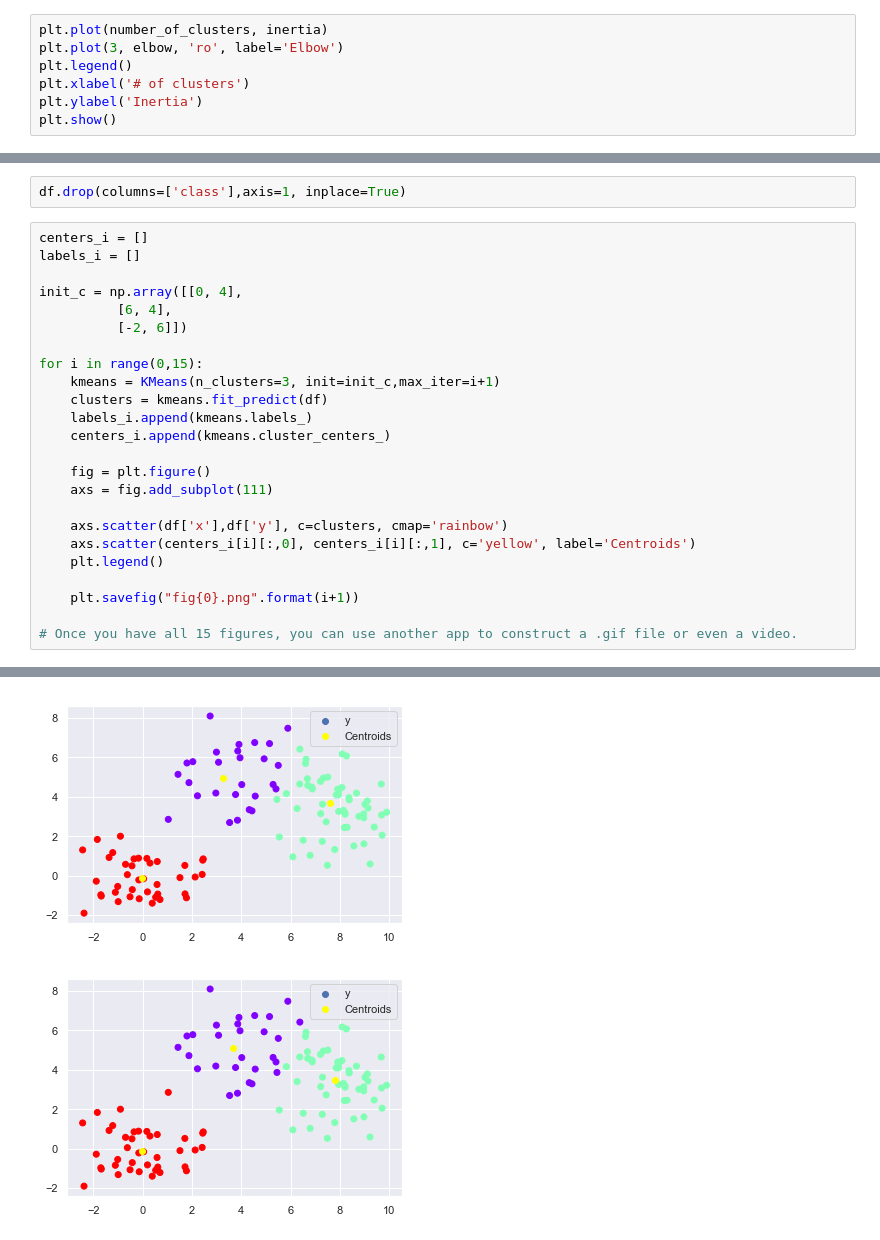
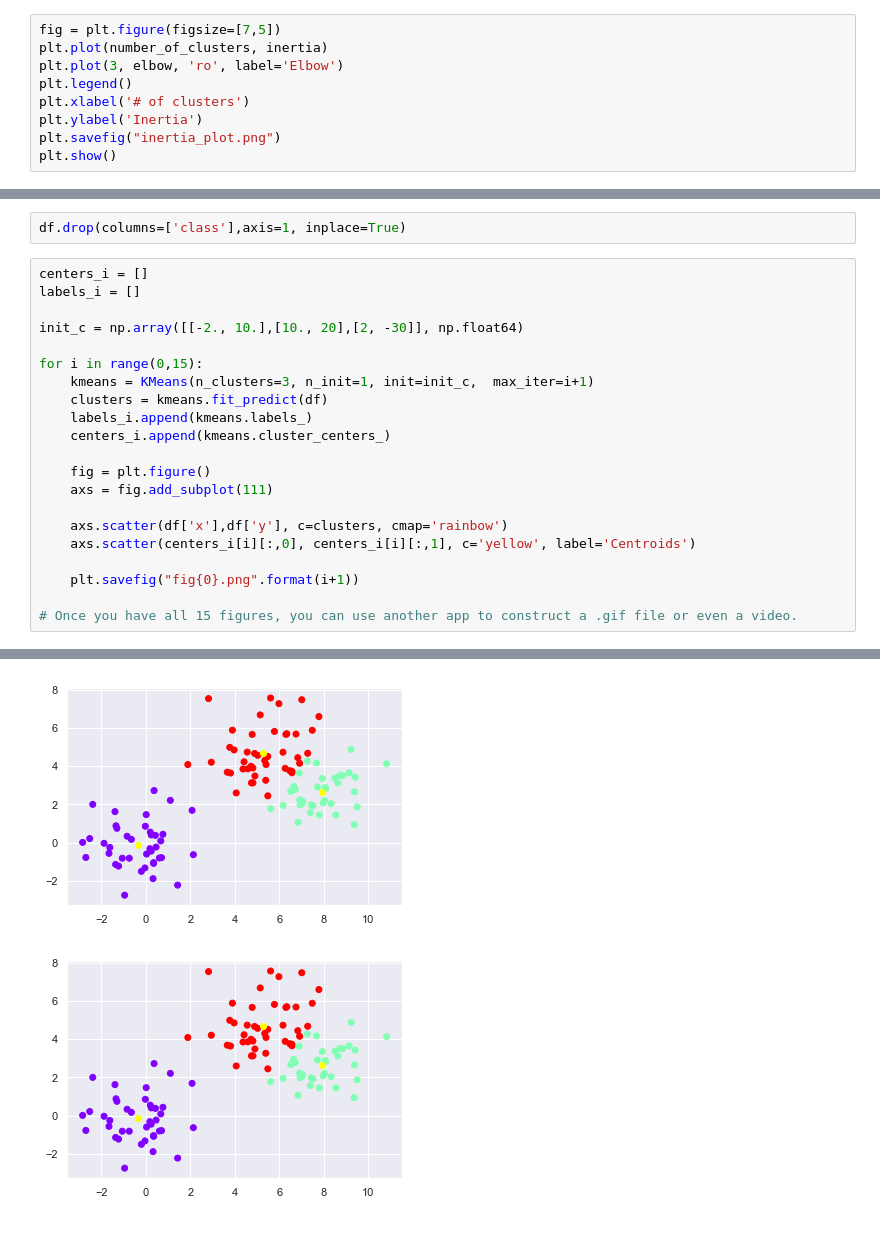
Before and after one commit to alexandrehsd/cluster-analysis, a Jupyter notebook: Cluster Analysis.ipynb, the cells around one changed output, grey strips where cells are left out. Drawn from its saved outputs; the diff is of its cells as text.

```diff
--- a/Cluster Analysis.ipynb
+++ b/Cluster Analysis.ipynb
@@ -292,10 +294,12 @@ for i in range(1,10):
 # creating a list with the number of clusters
 number_of_clusters = range(1,10)
 # %%
+fig = plt.figure(figsize=[7,5])
 plt.plot(number_of_clusters, inertia)
 plt.plot(3, elbow, 'ro', label='Elbow')
 plt.legend()
 plt.xlabel('# of clusters')
 plt.ylabel('Inertia')
+plt.savefig("inertia_plot.png")
 plt.show()
 # %% [output]
@@ -594,12 +598,10 @@ df.drop(columns=['class'],axis=1, inplace=True)
 centers_i = []
 labels_i = []
 
-init_c = np.array([[0, 4],
-          [6, 4],
-          [-2, 6]])
+init_c = np.array([[-2., 10.],[10., 20],[2, -30]], np.float64)
 
 for i in range(0,15):
-    kmeans = KMeans(n_clusters=3, init=init_c,max_iter=i+1)
+    kmeans = KMeans(n_clusters=3, n_init=1, init=init_c,  max_iter=i+1)
     clusters = kmeans.fit_predict(df)
     labels_i.append(kmeans.labels_)
     centers_i.append(kmeans.cluster_centers_)
@@ -609,7 +611,6 @@ for i in range(0,15):
 
     axs.scatter(df['x'],df['y'], c=clusters, cmap='rainbow')
     axs.scatter(centers_i[i][:,0], centers_i[i][:,1], c='yellow', label='Centroids')
-    plt.legend()
 
     plt.savefig("fig{0}.png".format(i+1))
 
@@ -624,2 +625,2 @@ for i in range(0,15):
-[figure, old version]
+[figure, new version]
-[figure, old version]
+[figure, new version]
```
Also changed, not shown: parts of 21 cells of this notebook.
